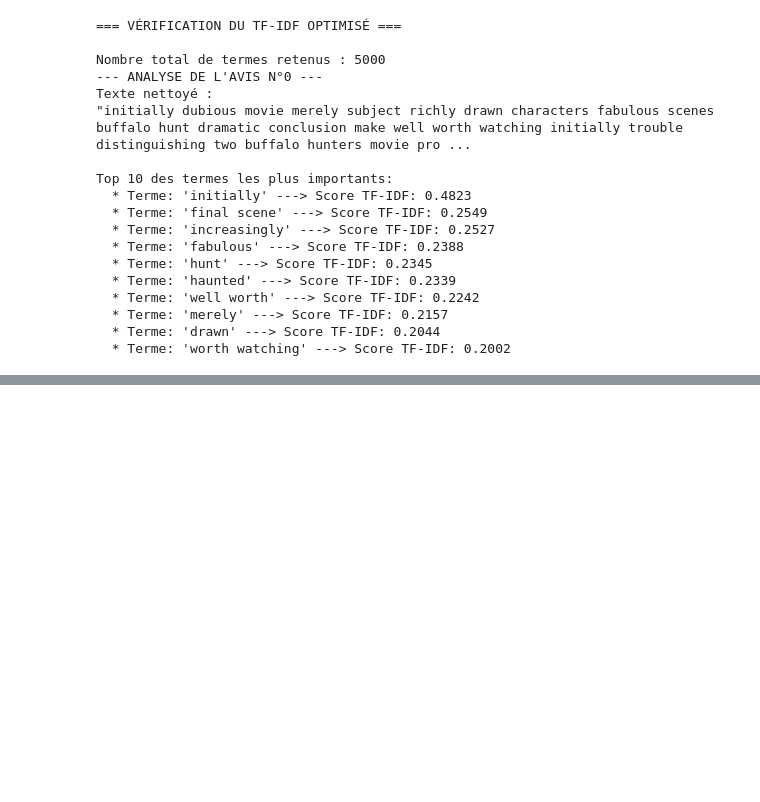
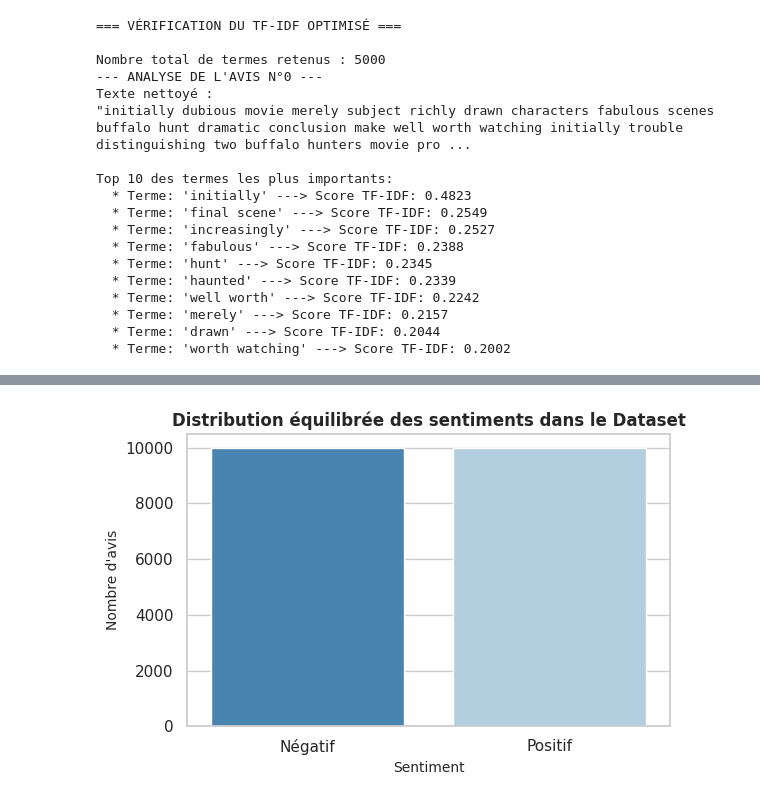
Before and after one commit to pmlade23-droid/Analyse-Sentiment-IMDb., a Jupyter notebook: projet.ipynb, the cells around one changed output, grey strips where cells are left out. Saved outputs shown, nothing was run; the diff lists cells and outputs as text; code cells hidden in the pictures; blank space fills up the shorter version.

```diff
--- a/projet.ipynb
+++ b/projet.ipynb
@@ -334,0 +305,29 @@ looking forward seeing bruce willis especially since remember mesmerised origina
+# %%
+import matplotlib.pyplot as plt
+import seaborn as sns
+import warnings
+
+# On masque les avertissements de dépréciation pour garder la console propre
+warnings.filterwarnings('ignore')
+
+# Configuration du style graphique
+sns.set_theme(style="whitegrid")
+plt.figure(figsize=(6, 4))
+
+# Création du diagramme en barres mis à jour (correction du paramètre hue)
+ax = sns.countplot(x='sentiment', hue='sentiment', data=df, palette='Blues_r', legend=False)
+
+# Personnalisation
+plt.title("Distribution équilibrée des sentiments dans le Dataset", fontsize=12, fontweight='bold')
+plt.xlabel("Sentiment", fontsize=10)
+plt.ylabel("Nombre d'avis", fontsize=10)
+
+# Mise à jour propre des étiquettes d'axes (évite le UserWarning)
+ax.set_xticks([0, 1])
+ax.set_xticklabels(['Négatif', 'Positif'])
+
+# Affichage du graphique
+plt.tight_layout()
+plt.show()
+# %% [output]
+[figure, added]
```
Also changed, not shown: parts of 5 cells of this notebook.
